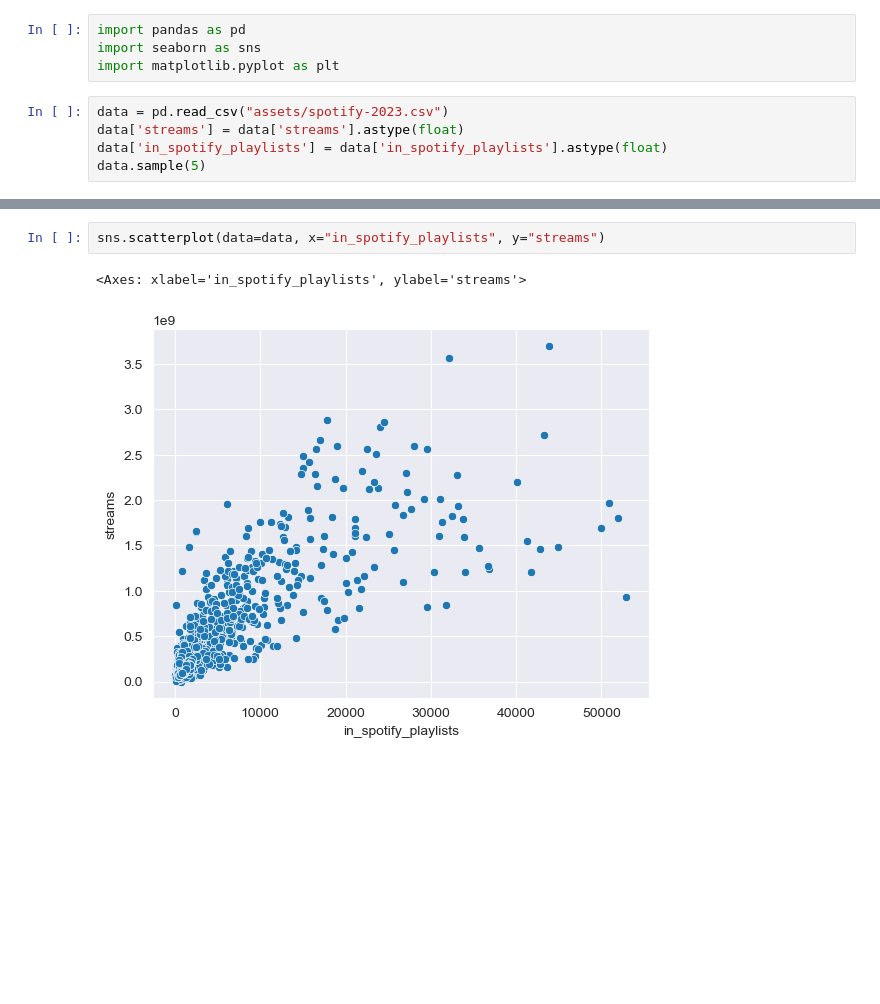
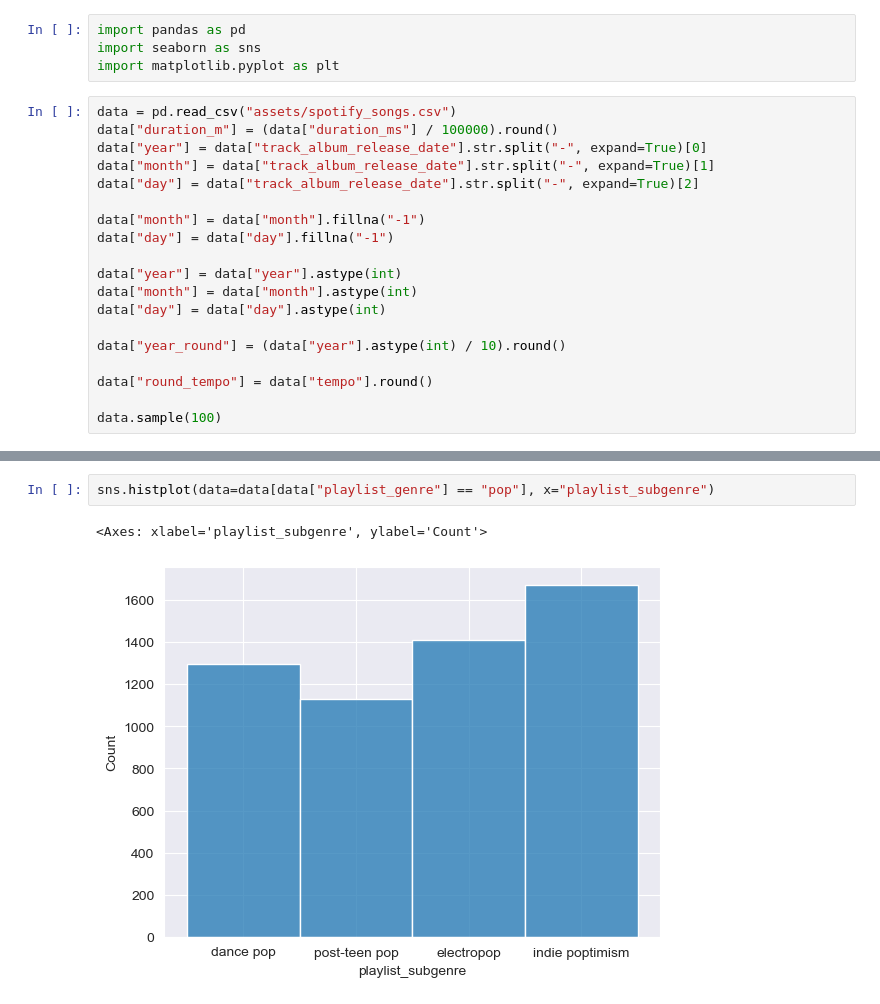
Before and after one commit to Toffuh/project-aids, a Jupyter notebook: Spotify.ipynb, the cells around one changed output, grey strips where cells are left out. Cells and saved outputs as stored; diff of their text form; blank space fills up the shorter version.

Commit message:
new spotify graphs

```diff
--- a/Spotify.ipynb
+++ b/Spotify.ipynb
@@ -3,8 +3,22 @@ import pandas as pd
 import seaborn as sns
 import matplotlib.pyplot as plt
 # %%
-data = pd.read_csv("assets/spotify-2023.csv")
-data['streams'] = data['streams'].astype(float)
-data['in_spotify_playlists'] = data['in_spotify_playlists'].astype(float)
-data.sample(5)
+data = pd.read_csv("assets/spotify_songs.csv")
+data["duration_m"] = (data["duration_ms"] / 100000).round()
+data["year"] = data["track_album_release_date"].str.split("-", expand=True)[0]
+data["month"] = data["track_album_release_date"].str.split("-", expand=True)[1]
+data["day"] = data["track_album_release_date"].str.split("-", expand=True)[2]
+
+data["month"] = data["month"].fillna("-1")
+data["day"] = data["day"].fillna("-1")
+
+data["year"] = data["year"].astype(int)
+data["month"] = data["month"].astype(int)
+data["day"] = data["day"].astype(int)
+
+data["year_round"] = (data["year"].astype(int) / 10).round()
+
+data["round_tempo"] = data["tempo"].round()
+
+data.sample(100)
 # %% [output]
@@ -38,5 +85,5 @@ sns.scatterplot(data=data, x="in_spotify_playlists", y="in_apple_playlists")
 # %%
-sns.scatterplot(data=data, x="in_spotify_playlists", y="streams")
+sns.histplot(data=data[data["playlist_genre"] == "pop"], x="playlist_subgenre")
 # %% [output]
-<Axes: xlabel='in_spotify_playlists', ylabel='streams'>
+<Axes: xlabel='playlist_subgenre', ylabel='Count'>
-[figure, old version]
+[figure, new version]
```
Also changed, not shown: parts of 14 cells of this notebook, 6 other files.
